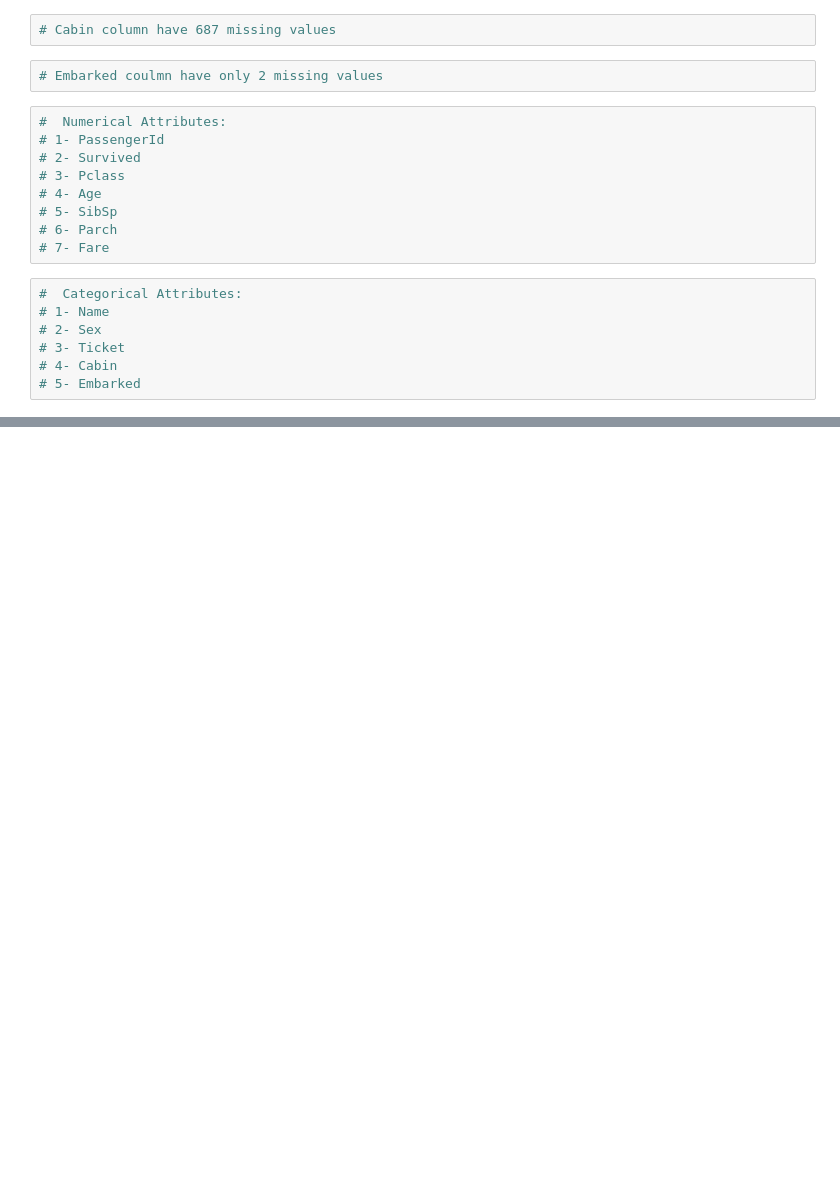
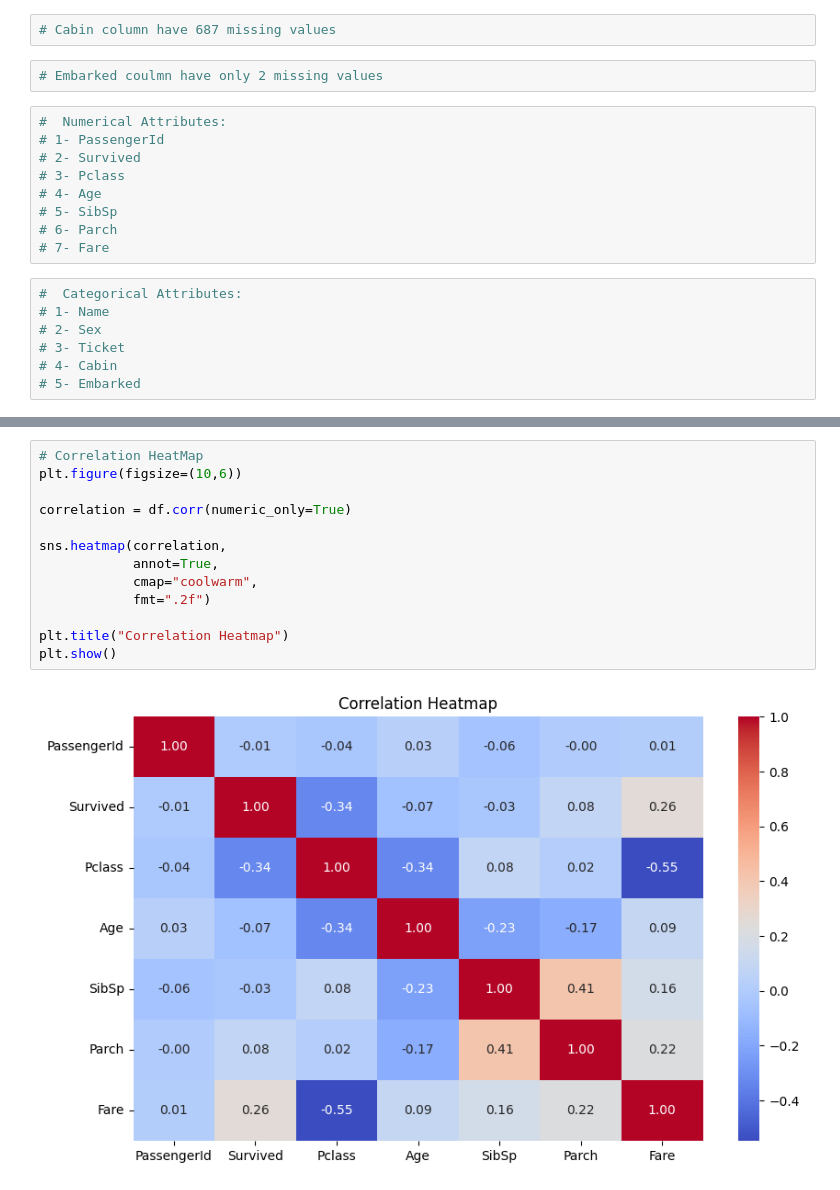
Before and after one commit to Shehroz-0273/NeuroFive-ML-Track, a Jupyter notebook: Week1_Titanic_EDA.ipynb, the cells around one changed output, grey strips where cells are left out. Cells and saved outputs as stored; diff of their text form; blank space fills up the shorter version.

```diff
--- a/Week1_Titanic_EDA.ipynb
+++ b/Week1_Titanic_EDA.ipynb
@@ -102,0 +172,15 @@ of the dataset before applying any machine learning techniques.
+# %%
+# Correlation HeatMap
+plt.figure(figsize=(10,6))
+
+correlation = df.corr(numeric_only=True)
+
+sns.heatmap(correlation,
+            annot=True,
+            cmap="coolwarm",
+            fmt=".2f")
+
+plt.title("Correlation Heatmap")
+plt.show()
+# %% [output]
+[figure, added]
```
Also changed, not shown: parts of 12 cells of this notebook.
